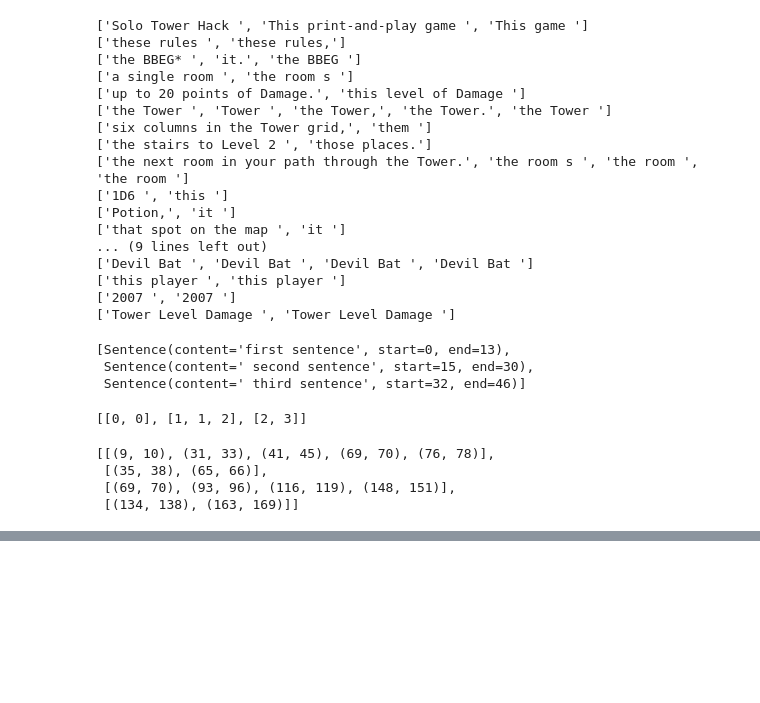
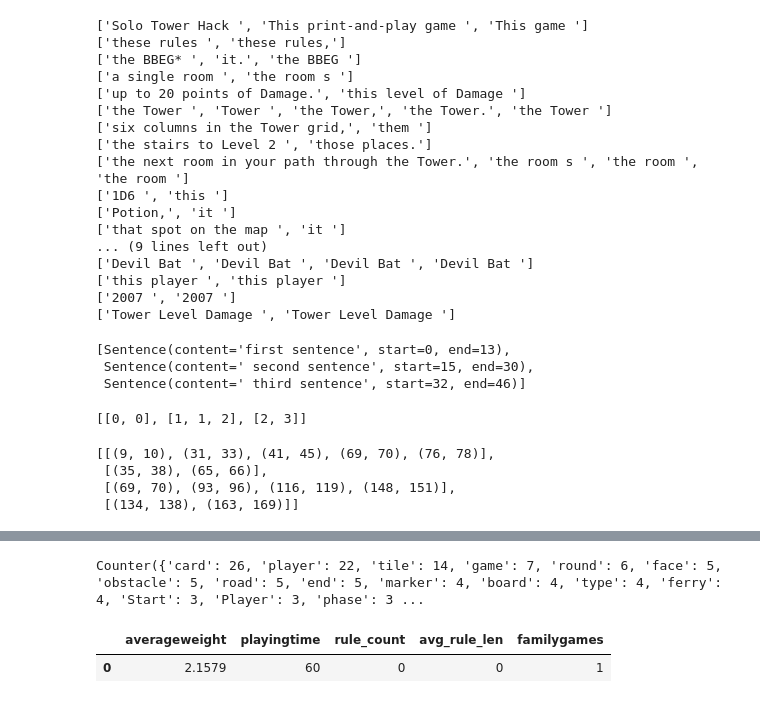
Before and after one commit to marco-luzzara/boardgame-complexity-predictor, a Jupyter notebook: src/extract_features.ipynb, the cells around one changed output, grey strips where cells are left out. Saved outputs shown, nothing was run; the diff lists cells and outputs as text; code cells hidden in the pictures; blank space fills up the shorter version.

Commit message:
extract main components from boardgame

```diff
--- a/src/extract_features.ipynb
+++ b/src/extract_features.ipynb
@@ -321,14 +319,7 @@ def get_rules(text: str) -> List[str]:
 
     return ['. '.join([sentences[s_index].content for s_index in group]) for group in rule_groups]
 
-with pd.read_csv(DATASET_FILE_PATH, chunksize=1, converters={ 'family': ast.literal_eval }) as reader:
-    while True:
-        df = next(reader)
-        id = df['info.id'].iloc[0]
-        if id == 24770:
-            break
-    doc = df['rulebook'].iloc[0]
-    print(doc)
-    rules = get_rules(doc)
+text = get_document_by_id(DATASET_FILE_PATH, 24770)
+rules = get_rules(text)
 
 rules
@@ -334,0 +370,9 @@ rules
+# %%
+from spacy import displacy
+
+nlp = spacy.load('en_core_web_sm')
+doc = nlp('''Game End The game ends after the 4th round, or, for example, if a player collects all 20 of his markers before the end of the 3rd round. The player who collected the most markers wins.
+A player takes his color marker off the board as he goes into each city. Place the Boot on Elvenhold and 1 marker in each other city on the board''')
+displacy.render(doc, style='dep', jupyter=True)
+for ent in doc.ents:
+    print(ent.text, ent.start_char, ent.end_char, ent.label_)
@@ -339,37 +433,44 @@ import ast
 import os
 from IPython.display import clear_output
 
-def get_rules_features(text: str) -> Tuple[int, float]:
-    rules = get_rules(text)
-    rule_count = len(rules)
-    return rule_count, len(text) / rule_count
+def get_rules_features(id: int, doc: spacy.tokens.Doc) -> Tuple[int, float]:
+    logger.info(f'processing board game {id}')
+    rulebook_len = len(doc)
+    bg_components = get_bg_components(doc)
+    print(bg_components)
 
-def remove_columns_prefix(df) -> None:
-    '''remove prefix 'info.' from the columns of df'''
-    df.rename(columns=lambda c: c.rsplit('.', 1)[-1], inplace=True)
+    return 0, 0
+    # rules = get_rules(text)
+    # rule_count = len(rules)
+    # return rule_count, len(text) / rule_count
+
+def apply_for_rulebook_features(row, docs_dict):
+    next_doc_info = next(docs_dict)
+    assert next_doc_info[0] == row.id
+    return pd.Series(get_rules_features(row.id, next_doc_info[1]),
+                     index=['rule_count', 'avg_rule_len'])
 
 PROCESSED_DATASET_FILE_PATH = 'data/processed_dataset.csv' if WORKING_LOCALLY \
     else '/content/drive/My Drive/Projects/IRBoardGameComplexity/processed_dataset.csv'
 
-if os.path.exists(PROCESSED_DATASET_FILE_PATH):
-    file_mode = 'a'
+# ast.literal_eval converts the family column string into a python array
+# with pd.read_csv(DATASET_FILE_PATH, chunksize=5, converters={ 'info.family': ast.literal_eval }) as reader:
+#     for df in reader:
+df_dataset = pd.read_csv(DATASET_FILE_PATH, converters={ 'info.family': ast.literal_eval }, nrows=1)
+remove_columns_prefix(df_dataset)
+docs_dict = zip(df_dataset['id'].values,
+                nlp.pipe(map(clean_text, df_dataset['rulebook'].values)))
 
-df_features = pd.DataFrame()
-# ast.literal_eval converts the family column string into a python array
-with pd.read_csv(DATASET_FILE_PATH, chunksize=5, converters={ 'family': ast.literal_eval }) as reader:
-    for df in reader:
-        remove_columns_prefix(df)
-        logger.info(f'processing board games {df[["id"]].to_string(index=False)}')
-        df_rules_features = df.apply(lambda x: pd.Series(get_rules_features(x.rulebook),
-                                     index=['rule_count', 'avg_rule_len']), axis='columns')
-        df_features = pd.concat([df_features, df[['averageweight', 'playingtime', 'family']].join(df_rules_features)])
-        clear_output(wait=True)
+df_rules_features = df_dataset.apply(lambda x: apply_for_rulebook_features(x, docs_dict),
+                                     axis='columns')
+df_features = df_dataset[['averageweight', 'playingtime', 'family']].join(df_rules_features)
 
 # one-hot encoding "family" field
 # from https://stackoverflow.com/questions/71401193/one-hot-encoding-in-python-for-array-values-in-a-dataframe
 df_features = df_features.join(df_features.pop('family').apply('|'.join).str.get_dummies())
 df_features.head()
 
-df_features.to_csv(PROCESSED_DATASET_FILE_PATH, header=True, index=False, mode='w')
-if not WORKING_LOCALLY:
-    drive.flush_and_unmount()
+# df_features.to_csv(PROCESSED_DATASET_FILE_PATH, header=True, index=False, mode='w')
+# if not WORKING_LOCALLY:
+#     drive.flush_and_unmount()
+# %% [output]
@@ -375,0 +479,3 @@ if not WORKING_LOCALLY:
+Counter({'card': 26, 'player': 22, 'tile': 14, 'game': 7, 'round': 6, 'face': 5, 'obstacle': 5, 'road': 5, 'end': 5, 'marker': 4, 'board': 4, 'type': 4, 'ferry': 4, 'Start': 3, 'Player': 3, 'phase': 3 ...
+|  | averageweight | playingtime | rule_count | avg_rule_len | familygames |
+| 0 | 2.1579 | 60 | 0 | 0 | 1 |
```
Also changed, not shown: parts of 9 cells of this notebook.
